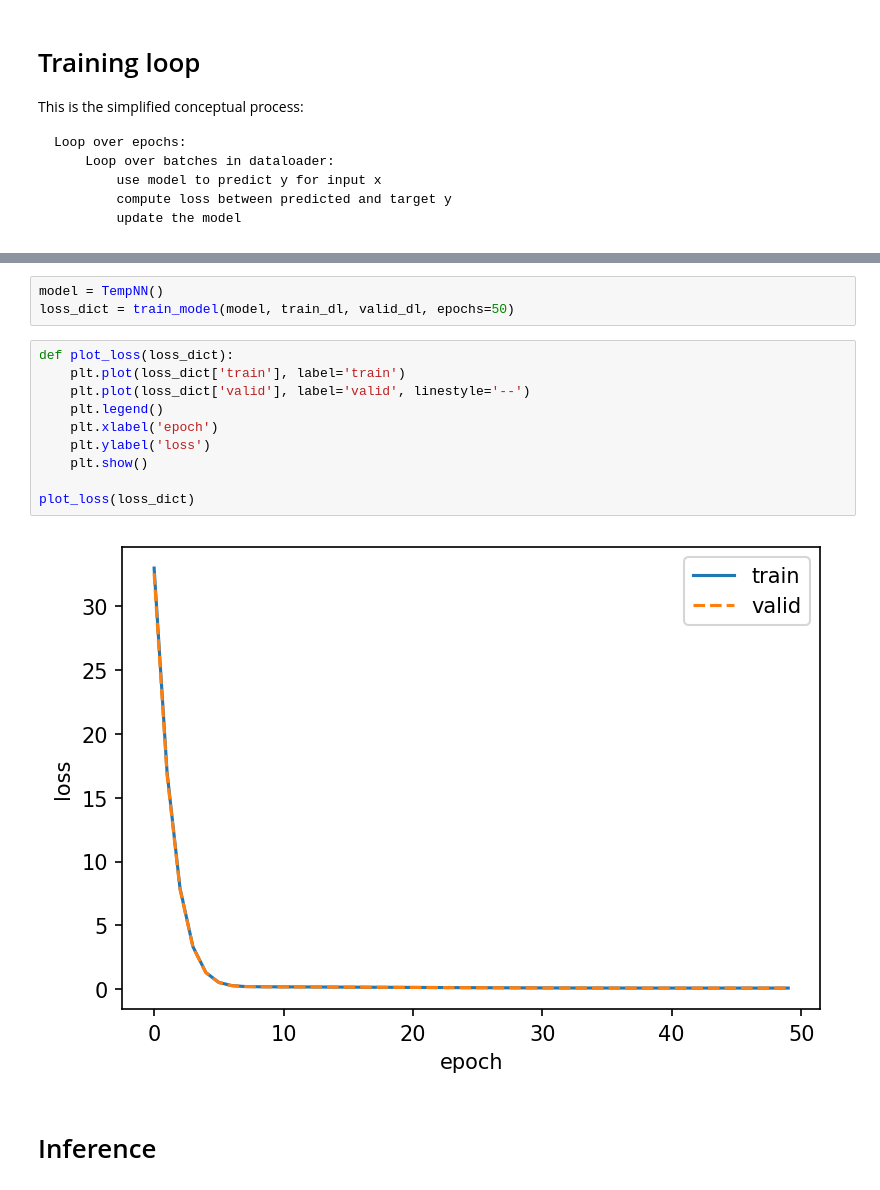
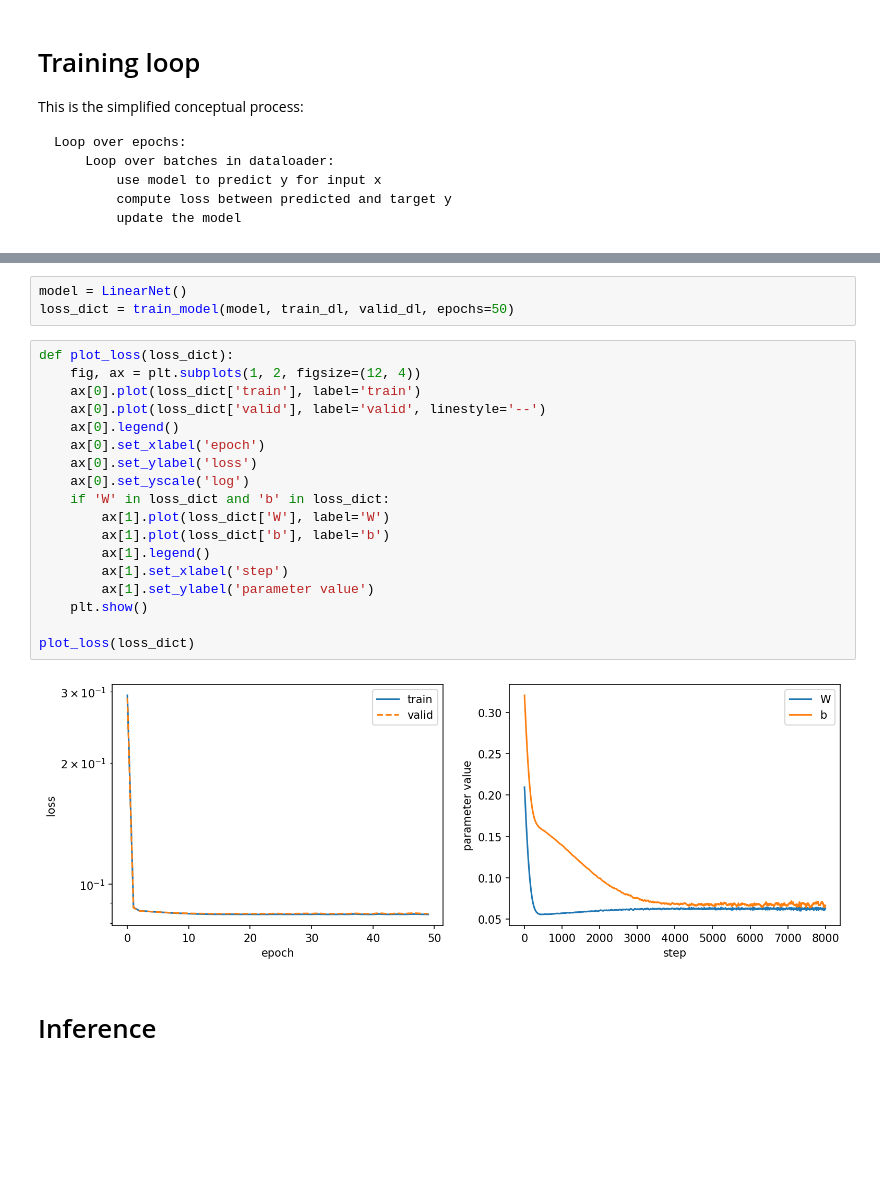
Before and after one commit to WeizmannMLcourse/MLCourse_2026, a Jupyter notebook: Tutorial1_into_pytorch_graddesc/intro_to_pytorch.ipynb, the cells around one changed output, grey strips where cells are left out. Saved outputs shown, nothing was run; the diff lists cells and outputs as text; blank space fills up the shorter version.

```diff
--- a/Tutorial1_into_pytorch_graddesc/intro_to_pytorch.ipynb
+++ b/Tutorial1_into_pytorch_graddesc/intro_to_pytorch.ipynb
@@ -175,20 +184,28 @@ def train_model(model, train_dl, valid_dl, epochs=50):
 
     return loss_dict
 # %%
-model = TempNN()
+model = LinearNet()
 loss_dict = train_model(model, train_dl, valid_dl, epochs=50)
-# %%
-def plot_loss(loss_dict):
-    plt.plot(loss_dict['train'], label='train')
-    plt.plot(loss_dict['valid'], label='valid', linestyle='--')
-    plt.legend()
-    plt.xlabel('epoch')
-    plt.ylabel('loss')
-    plt.show()
-
-plot_loss(loss_dict)
-# %% [output]
-[figure, removed]
+# %%
+def plot_loss(loss_dict):
+    fig, ax = plt.subplots(1, 2, figsize=(12, 4))
+    ax[0].plot(loss_dict['train'], label='train')
+    ax[0].plot(loss_dict['valid'], label='valid', linestyle='--')
+    ax[0].legend()
+    ax[0].set_xlabel('epoch')
+    ax[0].set_ylabel('loss')
+    ax[0].set_yscale('log')
+    if 'W' in loss_dict and 'b' in loss_dict:
+        ax[1].plot(loss_dict['W'], label='W')
+        ax[1].plot(loss_dict['b'], label='b')
+        ax[1].legend()
+        ax[1].set_xlabel('step')
+        ax[1].set_ylabel('parameter value')
+    plt.show()
+
+plot_loss(loss_dict)
+# %% [output]
+[figure, added]
 # %% [markdown]
 # Inference
 # %%
```
Also changed, not shown: parts of 14 cells of this notebook, 1 other file.
